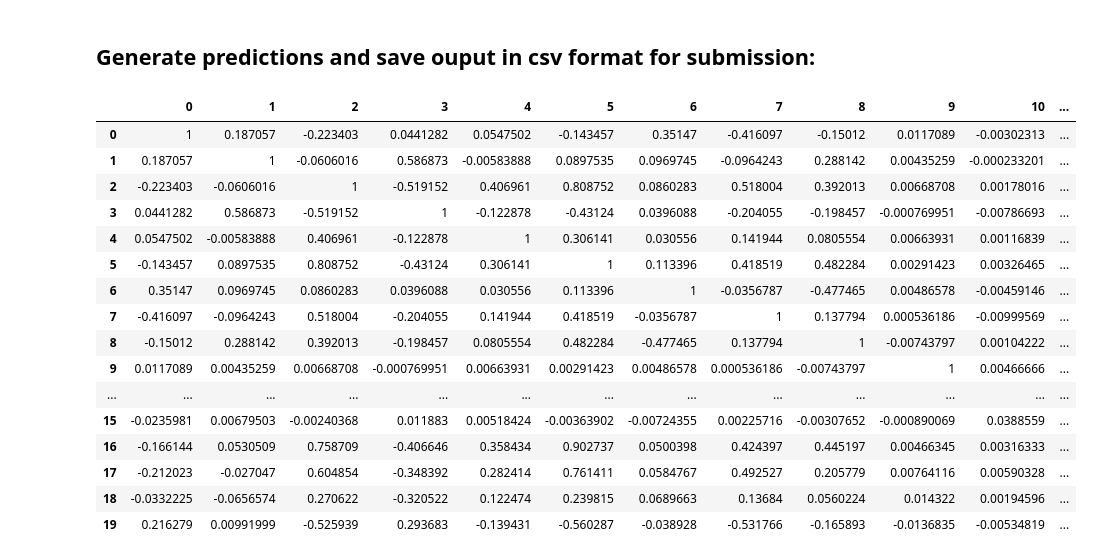
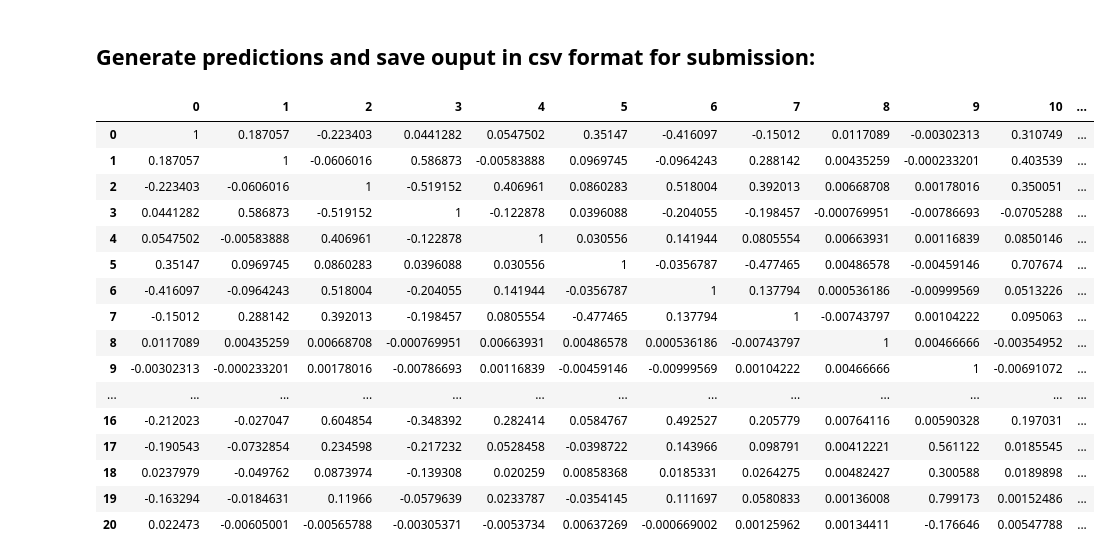
Before and after one commit to Barissevilmis/EPFL_Boson_Challenge-Memory-Leak, a Jupyter notebook: project1/project1.ipynb, the cells around one changed output. Drawn from its saved outputs; the diff is of its cells as text; code cells hidden in the pictures.

```diff
--- a/project1/project1.ipynb
+++ b/project1/project1.ipynb
@@ -158,13 +159,15 @@ CorrMap(tX_pp)
 # %%
 '''FEATURE ENGINEERING'''
-'''SUM OF SQUARES SQUARE'''
 def FeatureSynthesis(tX_pp, tX_old):
     '''CORRELATED FEATURES WILL BE USED FOR NEW FEATURE ADDITION'''
-    #tX_old[11]
-    tX = np.hstack((tX_pp, np.cos(tX_old[:,11:12])))
-    #tX = np.hstack((tX, np.square(tX_old[:,13:14])))
-    #tX = np.hstack((tX, np.square(tX_old[:,16:17])))
-    tX = np.hstack((tX, np.square(tX_old[:,23:24])))
+    '''MIN PART'''
+    tX = np.hstack((tX_pp, np.minimum((tX_old[:,15:16] - tX_old[:,18:19]),np.minimum((tX_old[:,15:16] - tX_old[:,20:21]),(tX_old[:,18:19] - tX_old[:,20:21])))))
+    tX = np.hstack((tX, np.minimum((tX_old[:,15:16] - tX_old[:,20:21]),(tX_old[:,18:19] - tX_old[:,20:21]))))
+    tX = np.hstack((tX, np.minimum((tX_old[:,15:16] - tX_old[:,18:19]),(tX_old[:,15:16] - tX_old[:,20:21]))))
+    tX = np.hstack((tX, (tX_old[:,18:19] - tX_old[:,20:21])))
+    '''LN PART'''
+    #tX = np.hstack((tX_pp, np.log(1 + tX_old[:,11:12])))
+
     return tX
 tX = FeatureSynthesis(tX_pp, tX_old)
 tX.shape
@@ -381,28 +384,31 @@ def reg_logistic_regression(y, tx, lambda_, initial_w, max_iters, gamma):
 DATA_TEST_PATH = '../../data_project1/test.csv' # TODO: download train data and supply path here
 _, tX_test_old, ids_test = load_csv_data(DATA_TEST_PATH)
 # %%
+'''DATA PREPROCESSED AND STANDARDIZED'''
 tX_test = PreProcess(tX_test_old)
+tX[tX == -999] = 0
+tX_test[tX_test == -999] = 0
 tX, tX_mean, tX_std = standardize(tX)
 tX_test, tX_t_mean, tX_t_std = standardize(tX_test)
 CorrMap(tX)
 # %% [output]
 |  | 0 | 1 | 2 | 3 | 4 | 5 | 6 | 7 | 8 | 9 | 10 | ... |
-| 0 | 1 | 0.187057 | -0.223403 | 0.0441282 | 0.0547502 | -0.143457 | 0.35147 | -0.416097 | -0.15012 | 0.0117089 | -0.00302313 | ... |
-| 1 | 0.187057 | 1 | -0.0606016 | 0.586873 | -0.00583888 | 0.0897535 | 0.0969745 | -0.0964243 | 0.288142 | 0.00435259 | -0.000233201 | ... |
-| 2 | -0.223403 | -0.0606016 | 1 | -0.519152 | 0.406961 | 0.808752 | 0.0860283 | 0.518004 | 0.392013 | 0.00668708 | 0.00178016 | ... |
-| 3 | 0.0441282 | 0.586873 | -0.519152 | 1 | -0.122878 | -0.43124 | 0.0396088 | -0.204055 | -0.198457 | -0.000769951 | -0.00786693 | ... |
-| 4 | 0.0547502 | -0.00583888 | 0.406961 | -0.122878 | 1 | 0.306141 | 0.030556 | 0.141944 | 0.0805554 | 0.00663931 | 0.00116839 | ... |
-| 5 | -0.143457 | 0.0897535 | 0.808752 | -0.43124 | 0.306141 | 1 | 0.113396 | 0.418519 | 0.482284 | 0.00291423 | 0.00326465 | ... |
-| 6 | 0.35147 | 0.0969745 | 0.0860283 | 0.0396088 | 0.030556 | 0.113396 | 1 | -0.0356787 | -0.477465 | 0.00486578 | -0.00459146 | ... |
-| 7 | -0.416097 | -0.0964243 | 0.518004 | -0.204055 | 0.141944 | 0.418519 | -0.0356787 | 1 | 0.137794 | 0.000536186 | -0.00999569 | ... |
-| 8 | -0.15012 | 0.288142 | 0.392013 | -0.198457 | 0.0805554 | 0.482284 | -0.477465 | 0.137794 | 1 | -0.00743797 | 0.00104222 | ... |
-| 9 | 0.0117089 | 0.00435259 | 0.00668708 | -0.000769951 | 0.00663931 | 0.00291423 | 0.00486578 | 0.000536186 | -0.00743797 | 1 | 0.00466666 | ... |
+| 0 | 1 | 0.187057 | -0.223403 | 0.0441282 | 0.0547502 | 0.35147 | -0.416097 | -0.15012 | 0.0117089 | -0.00302313 | 0.310749 | ... |
+| 1 | 0.187057 | 1 | -0.0606016 | 0.586873 | -0.00583888 | 0.0969745 | -0.0964243 | 0.288142 | 0.00435259 | -0.000233201 | 0.403539 | ... |
+| 2 | -0.223403 | -0.0606016 | 1 | -0.519152 | 0.406961 | 0.0860283 | 0.518004 | 0.392013 | 0.00668708 | 0.00178016 | 0.350051 | ... |
+| 3 | 0.0441282 | 0.586873 | -0.519152 | 1 | -0.122878 | 0.0396088 | -0.204055 | -0.198457 | -0.000769951 | -0.00786693 | -0.0705288 | ... |
+| 4 | 0.0547502 | -0.00583888 | 0.406961 | -0.122878 | 1 | 0.030556 | 0.141944 | 0.0805554 | 0.00663931 | 0.00116839 | 0.0850146 | ... |
+| 5 | 0.35147 | 0.0969745 | 0.0860283 | 0.0396088 | 0.030556 | 1 | -0.0356787 | -0.477465 | 0.00486578 | -0.00459146 | 0.707674 | ... |
+| 6 | -0.416097 | -0.0964243 | 0.518004 | -0.204055 | 0.141944 | -0.0356787 | 1 | 0.137794 | 0.000536186 | -0.00999569 | 0.0513226 | ... |
+| 7 | -0.15012 | 0.288142 | 0.392013 | -0.198457 | 0.0805554 | -0.477465 | 0.137794 | 1 | -0.00743797 | 0.00104222 | 0.095063 | ... |
+| 8 | 0.0117089 | 0.00435259 | 0.00668708 | -0.000769951 | 0.00663931 | 0.00486578 | 0.000536186 | -0.00743797 | 1 | 0.00466666 | -0.00354952 | ... |
+| 9 | -0.00302313 | -0.000233201 | 0.00178016 | -0.00786693 | 0.00116839 | -0.00459146 | -0.00999569 | 0.00104222 | 0.00466666 | 1 | -0.00691072 | ... |
 | ... | ... | ... | ... | ... | ... | ... | ... | ... | ... | ... | ... | ... |
-| 15 | -0.0235981 | 0.00679503 | -0.00240368 | 0.011883 | 0.00518424 | -0.00363902 | -0.00724355 | 0.00225716 | -0.00307652 | -0.000890069 | 0.0388559 | ... |
-| 16 | -0.166144 | 0.0530509 | 0.758709 | -0.406646 | 0.358434 | 0.902737 | 0.0500398 | 0.424397 | 0.445197 | 0.00466345 | 0.00316333 | ... |
-| 17 | -0.212023 | -0.027047 | 0.604854 | -0.348392 | 0.282414 | 0.761411 | 0.0584767 | 0.492527 | 0.205779 | 0.00764116 | 0.00590328 | ... |
-| 18 | -0.0332225 | -0.0656574 | 0.270622 | -0.320522 | 0.122474 | 0.239815 | 0.0689663 | 0.13684 | 0.0560224 | 0.014322 | 0.00194596 | ... |
-| 19 | 0.216279 | 0.00991999 | -0.525939 | 0.293683 | -0.139431 | -0.560287 | -0.038928 | -0.531766 | -0.165893 | -0.0136835 | -0.00534819 | ... |
+| 16 | -0.212023 | -0.027047 | 0.604854 | -0.348392 | 0.282414 | 0.0584767 | 0.492527 | 0.205779 | 0.00764116 | 0.00590328 | 0.197031 | ... |
+| 17 | -0.190543 | -0.0732854 | 0.234598 | -0.217232 | 0.0528458 | -0.0398722 | 0.143966 | 0.098791 | 0.00412221 | 0.561122 | 0.0185545 | ... |
+| 18 | 0.0237979 | -0.049762 | 0.0873974 | -0.139308 | 0.020259 | 0.00858368 | 0.0185331 | 0.0264275 | 0.00482427 | 0.300588 | 0.0189898 | ... |
+| 19 | -0.163294 | -0.0184631 | 0.11966 | -0.0579639 | 0.0233787 | -0.0354145 | 0.111697 | 0.0580833 | 0.00136008 | 0.799173 | 0.00152486 | ... |
+| 20 | 0.022473 | -0.00605001 | -0.00565788 | -0.00305371 | -0.0053734 | 0.00637269 | -0.000669002 | 0.00125962 | 0.00134411 | -0.176646 | 0.00547788 | ... |
 # %%
 init_w = InitWeights()
 print(init_w.shape)
```
Also changed, not shown: parts of 8 cells of this notebook.
